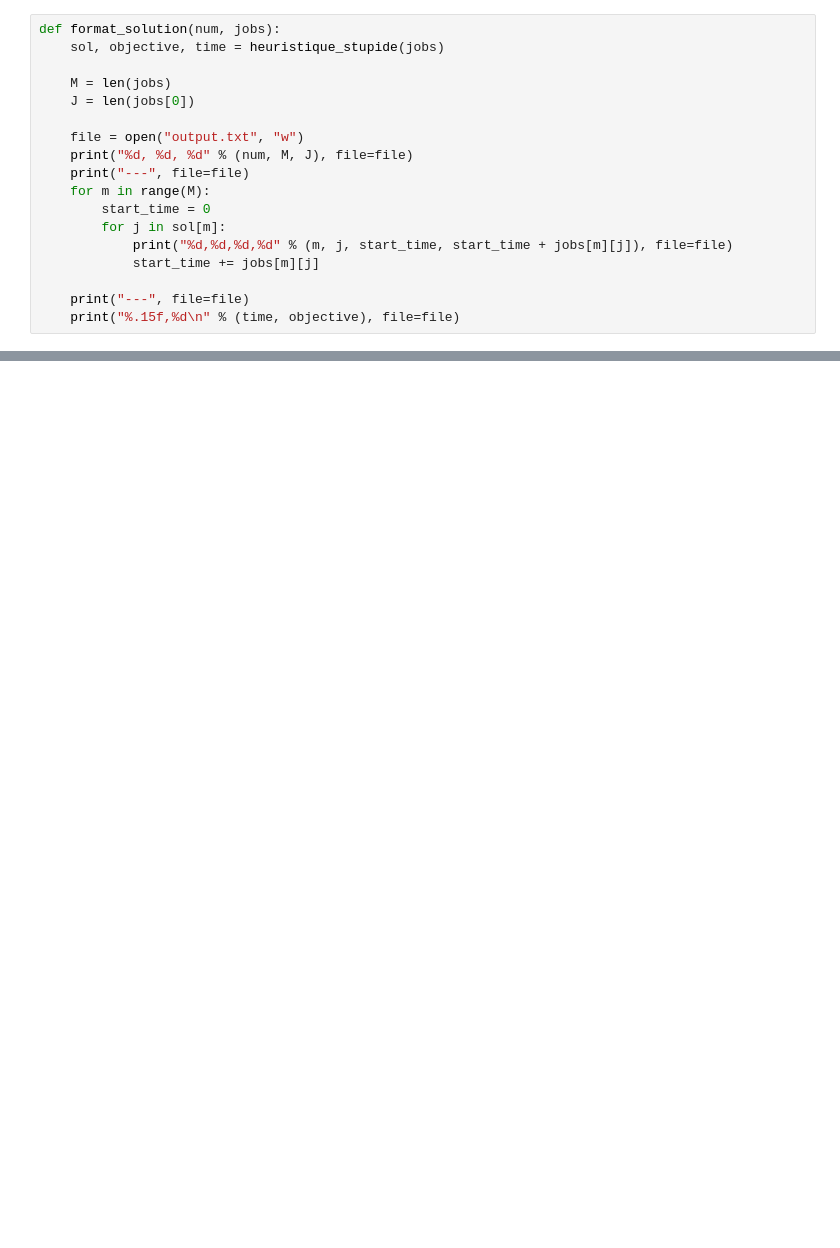
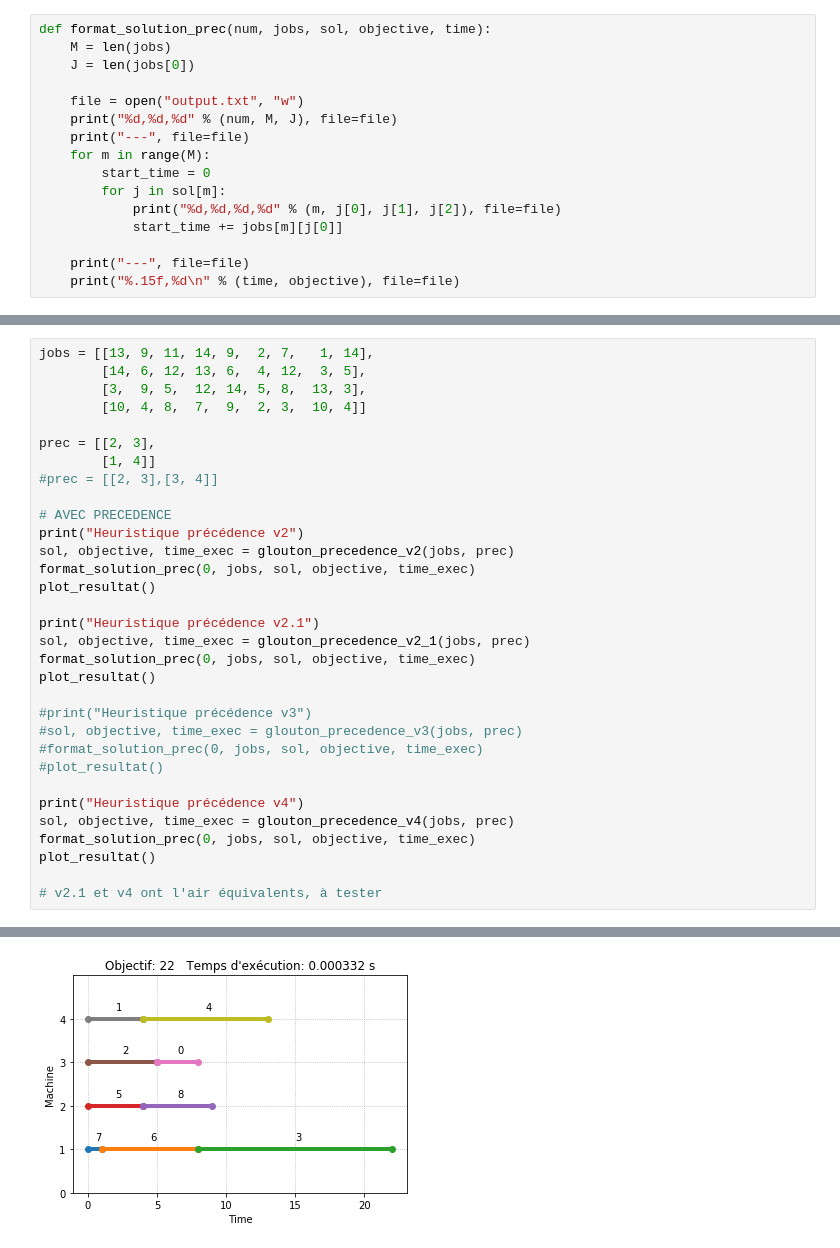
Before and after one commit to BastienBigue/JobScheduling, a Jupyter notebook: Heuristique Gloutonne.ipynb, the cells around one changed output, grey strips where cells are left out. Saved outputs shown, nothing was run; the diff lists cells and outputs as text; blank space fills up the shorter version.

```diff
--- a/Heuristique Gloutonne.ipynb
+++ b/Heuristique Gloutonne.ipynb
@@ -38,18 +540,16 @@ def heuristique_stupide(jobs):
 # %%
-def format_solution(num, jobs):
-    sol, objective, time = heuristique_stupide(jobs)
-
+def format_solution_prec(num, jobs, sol, objective, time):
     M = len(jobs)
     J = len(jobs[0])
 
     file = open("output.txt", "w")
-    print("%d, %d, %d" % (num, M, J), file=file)
+    print("%d,%d,%d" % (num, M, J), file=file)
     print("---", file=file)
     for m in range(M):
         start_time = 0
         for j in sol[m]:
-            print("%d,%d,%d,%d" % (m, j, start_time, start_time + jobs[m][j]), file=file)
-            start_time += jobs[m][j]
+            print("%d,%d,%d,%d" % (m, j[0], j[1], j[2]), file=file)
+            start_time += jobs[m][j[0]]
 
     print("---", file=file)
     print("%.15f,%d\n" % (time, objective), file=file)
@@ -90,0 +556,33 @@ format_solution(0, jobs)
+# %%
+jobs = [[13, 9, 11, 14, 9,  2, 7,   1, 14],
+        [14, 6, 12, 13, 6,  4, 12,  3, 5],
+        [3,  9, 5,  12, 14, 5, 8,  13, 3],
+        [10, 4, 8,  7,  9,  2, 3,  10, 4]]
+
+prec = [[2, 3],
+        [1, 4]]
+#prec = [[2, 3],[3, 4]]
+
+# AVEC PRECEDENCE
+print("Heuristique précédence v2")
+sol, objective, time_exec = glouton_precedence_v2(jobs, prec)
+format_solution_prec(0, jobs, sol, objective, time_exec)
+plot_resultat()
+
+print("Heuristique précédence v2.1")
+sol, objective, time_exec = glouton_precedence_v2_1(jobs, prec)
+format_solution_prec(0, jobs, sol, objective, time_exec)
+plot_resultat()
+
+#print("Heuristique précédence v3")
+#sol, objective, time_exec = glouton_precedence_v3(jobs, prec)
+#format_solution_prec(0, jobs, sol, objective, time_exec)
+#plot_resultat()
+
+print("Heuristique précédence v4")
+sol, objective, time_exec = glouton_precedence_v4(jobs, prec)
+format_solution_prec(0, jobs, sol, objective, time_exec)
+plot_resultat()
+
+# v2.1 et v4 ont l'air équivalents, à tester
+# %% [output]
@@ -90,0 +590 @@ format_solution(0, jobs)
+[figure, added]
```
Also changed, not shown: parts of 21 cells of this notebook.
